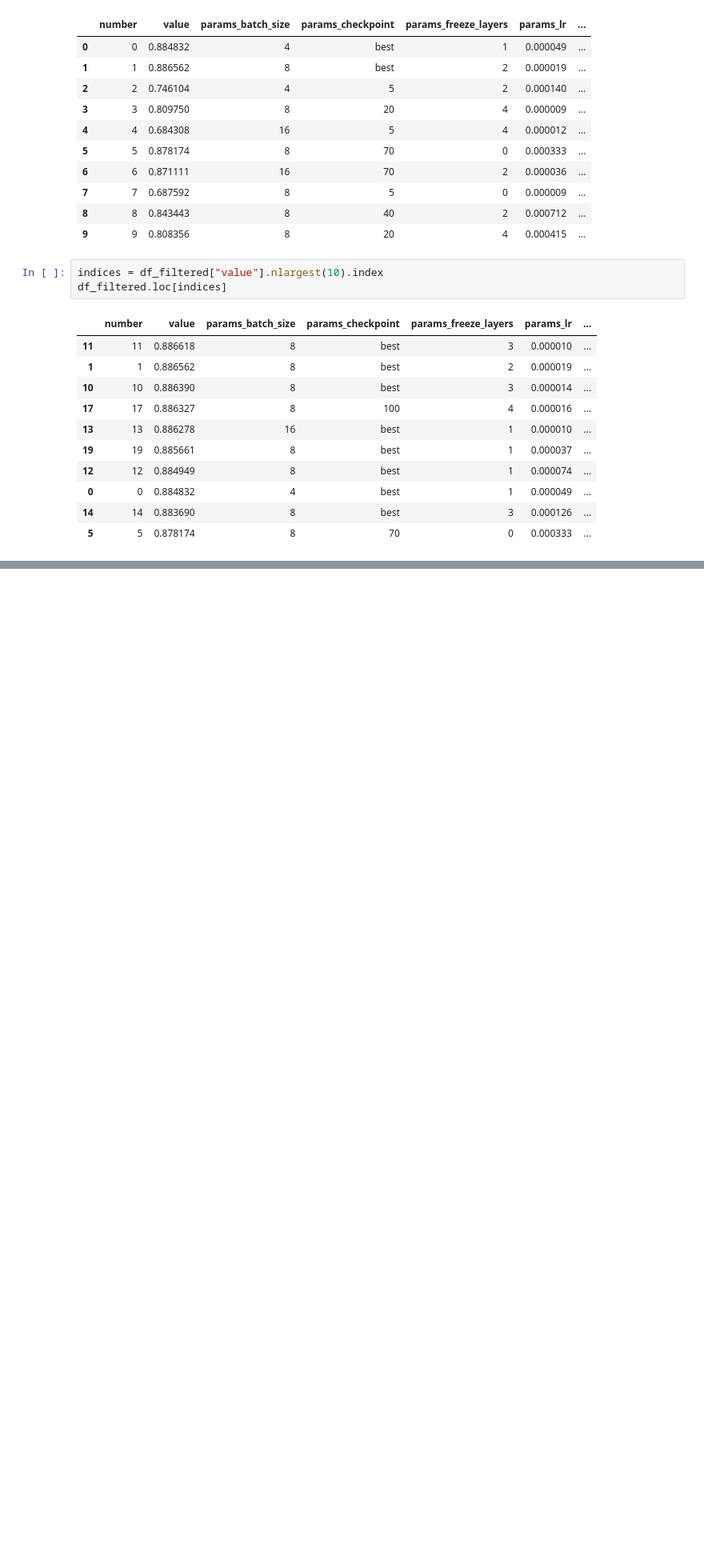
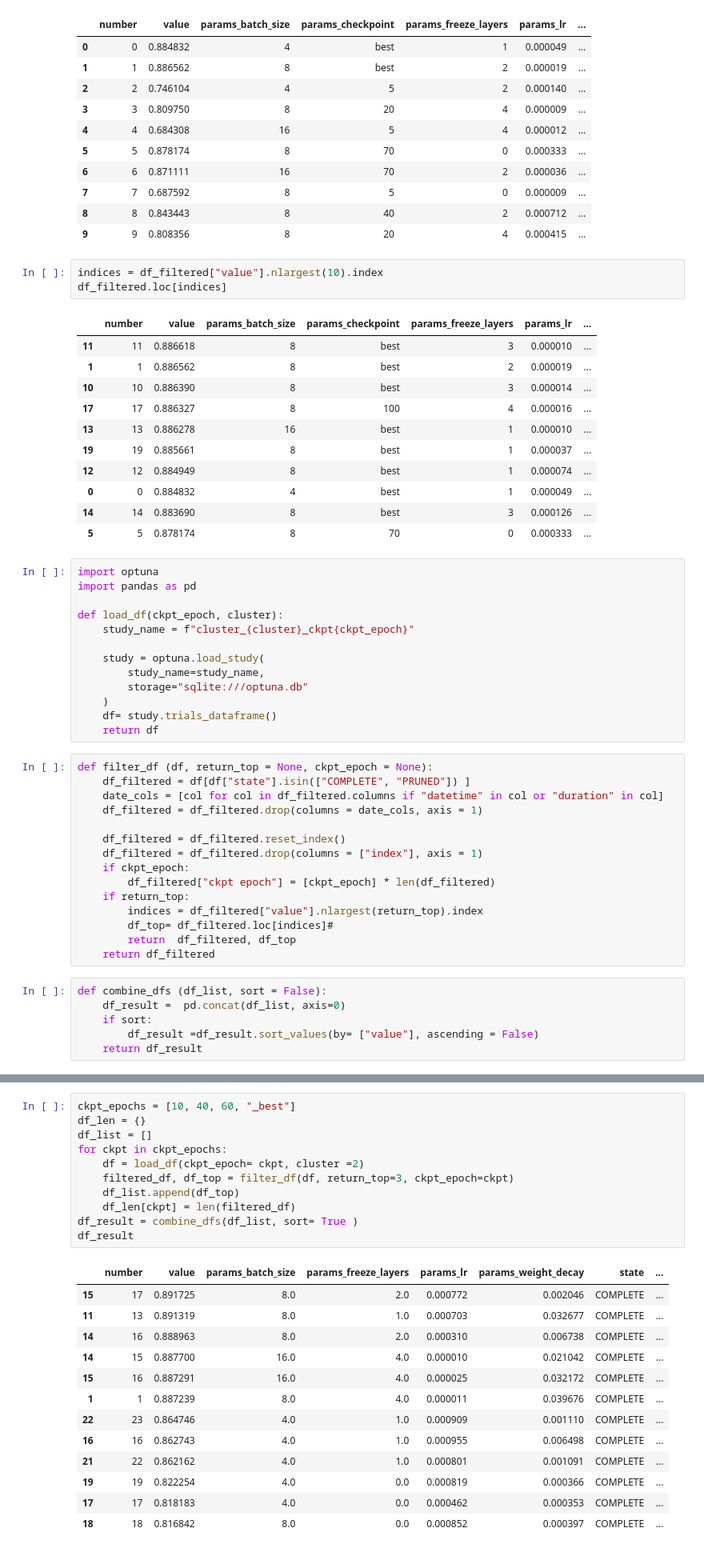
Before and after one commit to PulyaPolya/beat_this, a Jupyter notebook: results_evaluation.ipynb, the cells around one changed output, grey strips where cells are left out. Shown at 80% size. Saved outputs shown, nothing was run; the diff lists cells and outputs as text; blank space fills up the shorter version.

```diff
--- a/results_evaluation.ipynb
+++ b/results_evaluation.ipynb
@@ -1482,3 +1482,37 @@ df_filtered.loc[indices]
 | 0 | 0 | 0.884832 | 4 | best | 1 | 0.000049 | ... |
 | 14 | 14 | 0.883690 | 8 | best | 3 | 0.000126 | ... |
 | 5 | 5 | 0.878174 | 8 | 70 | 0 | 0.000333 | ... |
+# %%
+import optuna
+import pandas as pd
+
+def load_df(ckpt_epoch, cluster):
+    study_name = f"cluster_{cluster}_ckpt{ckpt_epoch}"
+
+    study = optuna.load_study(
+        study_name=study_name,
+        storage="sqlite:///optuna.db"
+    )
+    df= study.trials_dataframe()
+    return df
+# %%
+def filter_df (df, return_top = None, ckpt_epoch = None):
+    df_filtered = df[df["state"].isin(["COMPLETE", "PRUNED"]) ]
+    date_cols = [col for col in df_filtered.columns if "datetime" in col or "duration" in col]
+    df_filtered = df_filtered.drop(columns = date_cols, axis = 1)
+
+    df_filtered = df_filtered.reset_index()
+    df_filtered = df_filtered.drop(columns = ["index"], axis = 1)
+    if ckpt_epoch:
+        df_filtered["ckpt epoch"] = [ckpt_epoch] * len(df_filtered)
+    if return_top:
+        indices = df_filtered["value"].nlargest(return_top).index
+        df_top= df_filtered.loc[indices]#
+        return  df_filtered, df_top
+    return df_filtered
+# %%
+def combine_dfs (df_list, sort = False):
+    df_result =  pd.concat(df_list, axis=0)
+    if sort:
+        df_result =df_result.sort_values(by= ["value"], ascending = False)
+    return df_result
@@ -1484,0 +1535,25 @@ df_filtered.loc[indices]
+# %%
+ckpt_epochs = [10, 40, 60, "_best"]
+df_len = {}
+df_list = []
+for ckpt in ckpt_epochs:
+    df = load_df(ckpt_epoch= ckpt, cluster =2)
+    filtered_df, df_top = filter_df(df, return_top=3, ckpt_epoch=ckpt)
+    df_list.append(df_top)
+    df_len[ckpt] = len(filtered_df)
+df_result = combine_dfs(df_list, sort= True )
+df_result
+# %% [output]
+|  | number | value | params_batch_size | params_freeze_layers | params_lr | params_weight_decay | state | ... |
+| 15 | 17 | 0.891725 | 8.0 | 2.0 | 0.000772 | 0.002046 | COMPLETE | ... |
+| 11 | 13 | 0.891319 | 8.0 | 1.0 | 0.000703 | 0.032677 | COMPLETE | ... |
+| 14 | 16 | 0.888963 | 8.0 | 2.0 | 0.000310 | 0.006738 | COMPLETE | ... |
+| 14 | 15 | 0.887700 | 16.0 | 4.0 | 0.000010 | 0.021042 | COMPLETE | ... |
+| 15 | 16 | 0.887291 | 16.0 | 4.0 | 0.000025 | 0.032172 | COMPLETE | ... |
+| 1 | 1 | 0.887239 | 8.0 | 4.0 | 0.000011 | 0.039676 | COMPLETE | ... |
+| 22 | 23 | 0.864746 | 4.0 | 1.0 | 0.000909 | 0.001110 | COMPLETE | ... |
+| 16 | 16 | 0.862743 | 4.0 | 1.0 | 0.000955 | 0.006498 | COMPLETE | ... |
+| 21 | 22 | 0.862162 | 4.0 | 1.0 | 0.000801 | 0.001091 | COMPLETE | ... |
+| 19 | 19 | 0.822254 | 4.0 | 0.0 | 0.000819 | 0.000366 | COMPLETE | ... |
+| 17 | 17 | 0.818183 | 4.0 | 0.0 | 0.000462 | 0.000353 | COMPLETE | ... |
+| 18 | 18 | 0.816842 | 8.0 | 0.0 | 0.000852 | 0.000397 | COMPLETE | ... |
```
Also changed, not shown: parts of 4 cells of this notebook, 1 other file.
